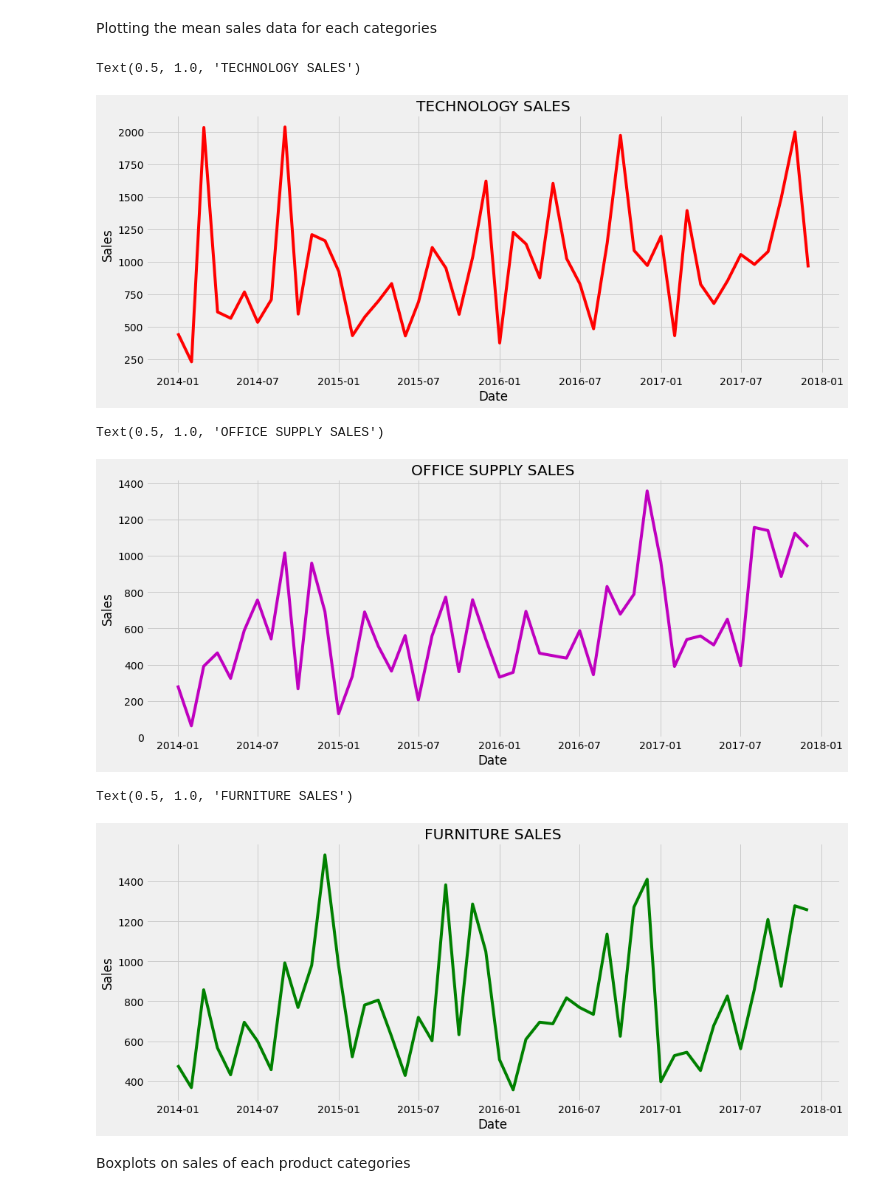
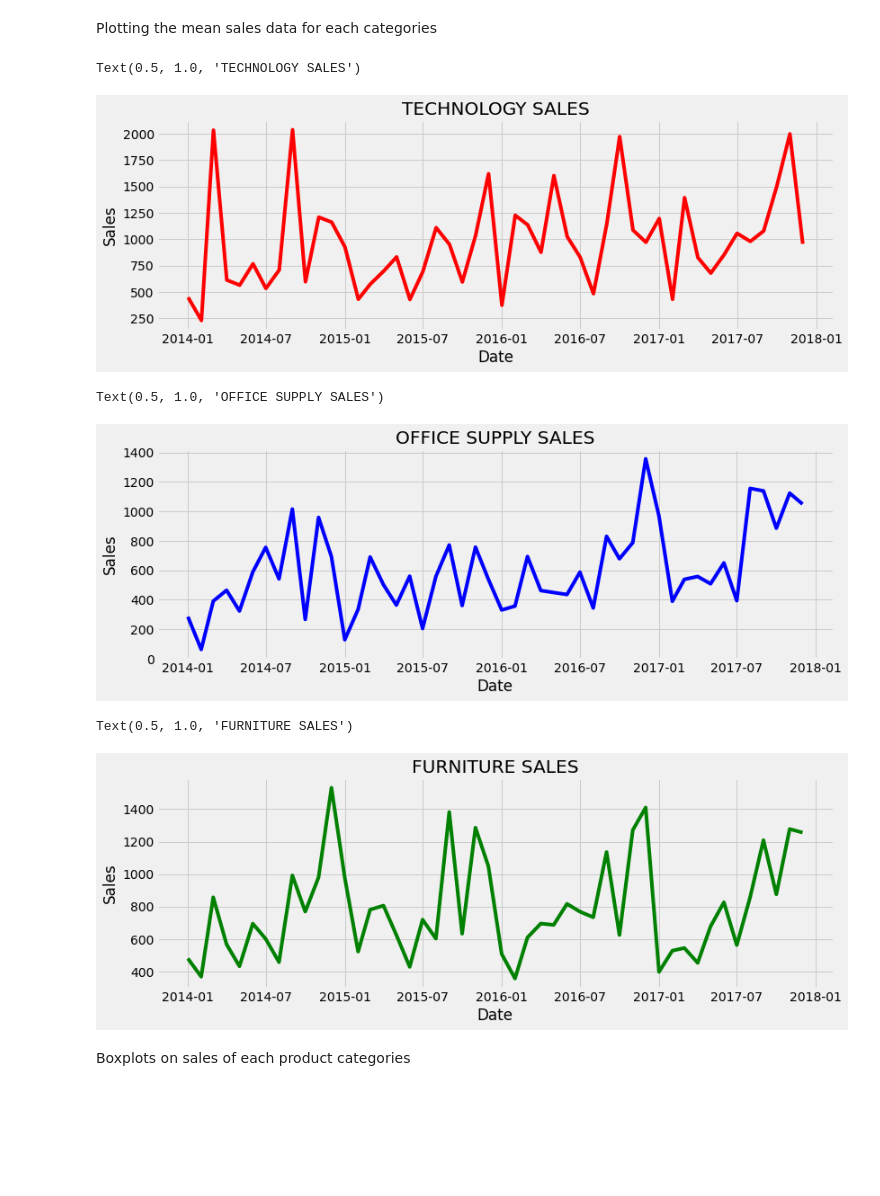
Before and after one commit to jayantkp/Forecasting-System---Project-Demand-of-Products-at-a-Retail-Outlet-Based-on-Historical-Data, a Jupyter notebook: Forecast_project.ipynb, the cells around one changed output. Cells and saved outputs as stored; diff of their text form; code cells hidden in the pictures; blank space fills up the shorter version.

```diff
--- a/Forecast_project.ipynb
+++ b/Forecast_project.ipynb
@@ -382,32 +375,32 @@ Text(0, 0.5, 'Sales')
 # %% [markdown]
 Plotting the mean sales data for each categories
 # %%
-plt.figure(figsize = (15,6))
+plt.figure(figsize = (12,4))
 plt.plot(tech_y, c = 'r')
 plt.xlabel('Date')
 plt.ylabel('Sales')
 plt.title('TECHNOLOGY SALES')
 # %% [output]
 Text(0.5, 1.0, 'TECHNOLOGY SALES')
-[figure, old version]
+[figure, new version]
 # %%
-plt.figure(figsize = (15,6))
-plt.plot(office_y, c = 'm')
+plt.figure(figsize = (12,4))
+plt.plot(office_y, c = 'b')
 plt.xlabel('Date')
 plt.ylabel('Sales')
 plt.title('OFFICE SUPPLY SALES')
 # %% [output]
 Text(0.5, 1.0, 'OFFICE SUPPLY SALES')
-[figure, old version]
+[figure, new version]
 # %%
-plt.figure(figsize = (15,6))
+plt.figure(figsize = (12,4))
 plt.plot(furniture_y, c = 'g')
 plt.xlabel('Date')
 plt.ylabel('Sales')
 plt.title('FURNITURE SALES')
 # %% [output]
 Text(0.5, 1.0, 'FURNITURE SALES')
-[figure, old version]
+[figure, new version]
 # %% [markdown]
 Boxplots on sales of each product categories
 # %%
```
Also changed, not shown: parts of 119 cells of this notebook.
